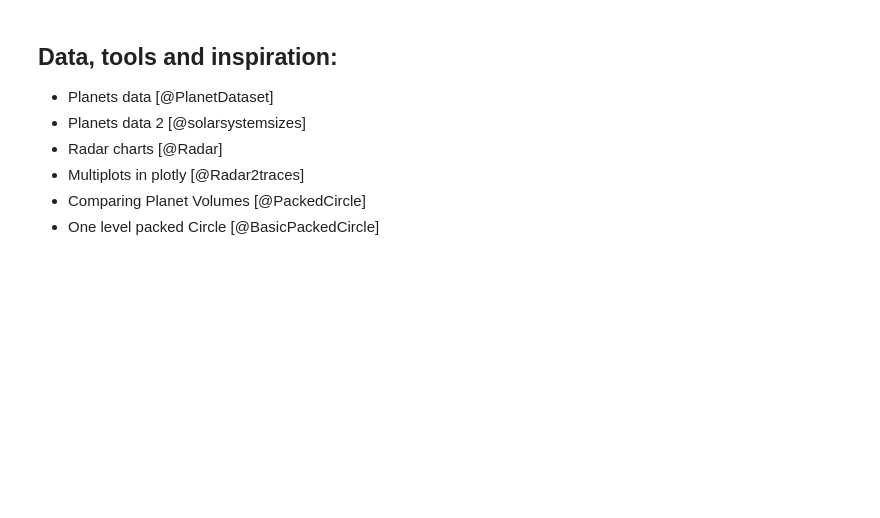
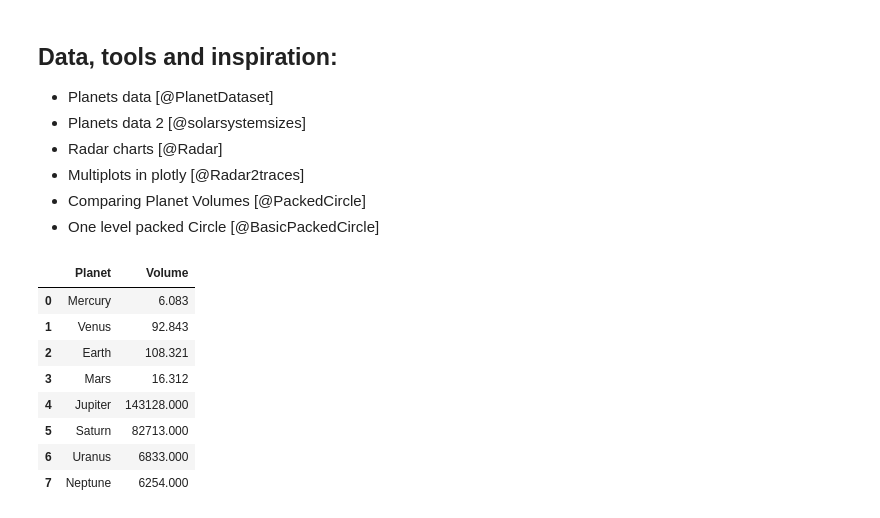
Before and after one commit to javihslu/dviz_project, a Jupyter notebook: solar_system/curiosities.ipynb, the cells around one changed output. Saved outputs shown, nothing was run; the diff lists cells and outputs as text; code cells hidden in the pictures; blank space fills up the shorter version.

```diff
--- a/solar_system/curiosities.ipynb
+++ b/solar_system/curiosities.ipynb
@@ -651,3 +817,15 @@ The frame.append method is deprecated and will be removed from pandas in a futur
 - Multiplots in plotly [@Radar2traces]
 - Comparing Planet Volumes [@PackedCircle]
 - One level packed Circle [@BasicPackedCircle]
+# %%
+df
+# %% [output]
+|  | Planet | Volume |
+| 0 | Mercury | 6.083 |
+| 1 | Venus | 92.843 |
+| 2 | Earth | 108.321 |
+| 3 | Mars | 16.312 |
+| 4 | Jupiter | 143128.000 |
+| 5 | Saturn | 82713.000 |
+| 6 | Uranus | 6833.000 |
+| 7 | Neptune | 6254.000 |
```
Also changed, not shown: parts of 5 cells of this notebook, 1 other file.
